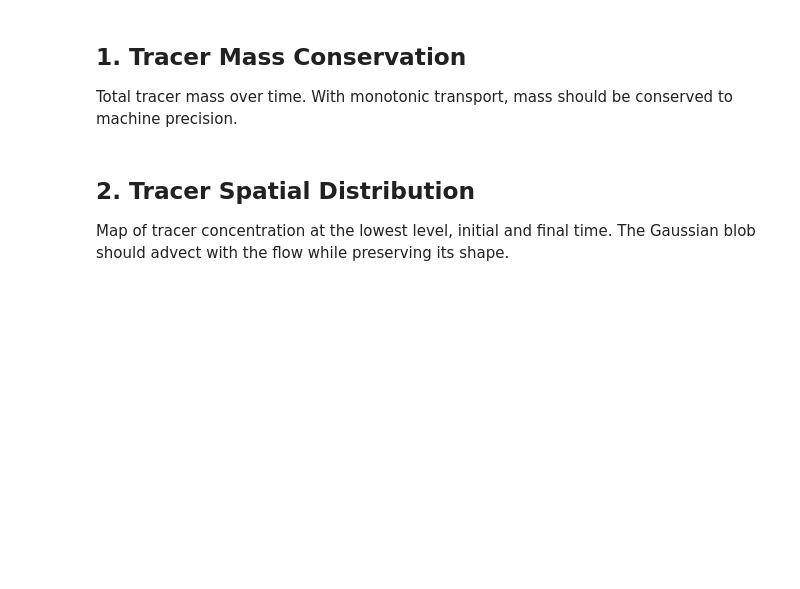
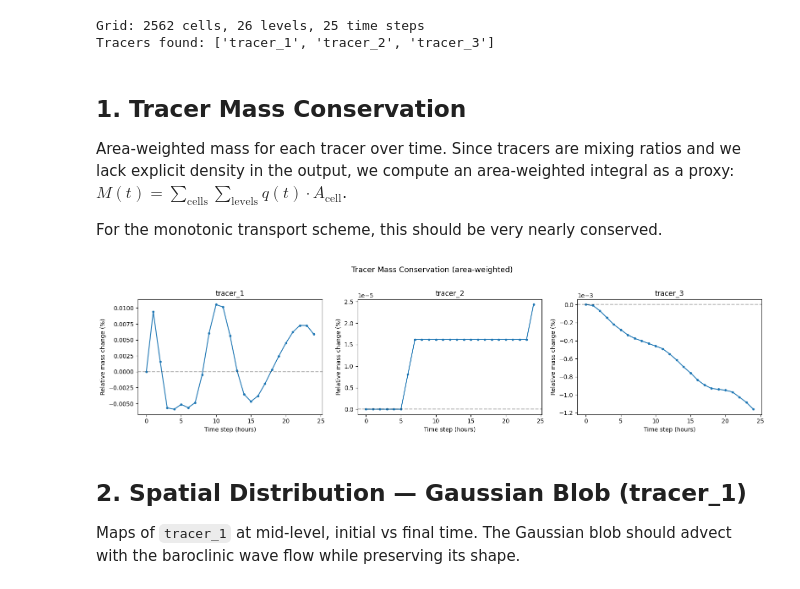
Before and after one commit to mattldawson/MPAS-Model, a Jupyter notebook: verification/phase01_tracers.ipynb, the cells around one changed output. Saved outputs shown, nothing was run; the diff lists cells and outputs as text; code cells hidden in the pictures; blank space fills up the shorter version.

Commit message:
add passive tracers

```diff
--- a/verification/phase01_tracers.ipynb
+++ b/verification/phase01_tracers.ipynb
@@ -13,41 +20,65 @@ import numpy as np
 import matplotlib.pyplot as plt
 from pathlib import Path
 
-DATA_DIR = Path("..") / "data" / "jw_480km_tracers"
+DATA_DIR = Path("..") / "data" / "jw_480km"
 OUTPUT = DATA_DIR / "output.nc"
-assert OUTPUT.exists(), f"Run the Phase 1 test first — {OUTPUT} not found"
+assert OUTPUT.exists(), f"Run the JW test first — {OUTPUT} not found"
 
 ds = nc.Dataset(OUTPUT)
 lat = np.degrees(ds["latCell"][:])
 lon = np.degrees(ds["lonCell"][:])
+areaCell = ds["areaCell"][:]
 nTimes = ds.dimensions["Time"].size
-print(f"Grid: {ds.dimensions['nCells'].size} cells, {nTimes} time steps")
+nCells = ds.dimensions["nCells"].size
+nLevels = ds.dimensions["nVertLevels"].size
+
+tracer_names = ["tracer_1", "tracer_2", "tracer_3"]
+for tv in tracer_names:
+    assert tv in ds.variables, f"Variable {tv} not found in {OUTPUT}"
+
+print(f"Grid: {nCells} cells, {nLevels} levels, {nTimes} time steps")
+print(f"Tracers found: {tracer_names}")
+# %% [output]
+Grid: 2562 cells, 26 levels, 25 time steps
+Tracers found: ['tracer_1', 'tracer_2', 'tracer_3']
 # %% [markdown]
 ## 1. Tracer Mass Conservation
 
-Total tracer mass over time. With monotonic transport, mass should be conserved
-to machine precision.
+Area-weighted mass for each tracer over time. Since tracers are mixing ratios and
+we lack explicit density in the output, we compute an area-weighted integral as a
+proxy: $M(t) = \sum_{\text{cells}} \sum_{\text{levels}} q(t) \cdot A_{\text{cell}}$.
+
+For the monotonic transport scheme, this should be very nearly conserved.
 # %%
-# TODO: Update variable names once Phase 1 tracers are defined in Registry.xml
-tracer_vars = [v for v in ds.variables if v.startswith("tracer")]
-if not tracer_vars:
-    print("No tracer variables found — Phase 1 not yet implemented")
-else:
-    fig, ax = plt.subplots(figsize=(10, 5))
-    for tv in tracer_vars:
-        mass = np.array([ds[tv][t, :, :].sum() for t in range(nTimes)])
-        rel_change = (mass - mass[0]) / mass[0]
-        ax.plot(range(nTimes), rel_change, "o-", label=tv, markersize=3)
-    ax.set_xlabel("Time step")
-    ax.set_ylabel("Relative mass change")
-    ax.set_title("Tracer Mass Conservation")
-    ax.legend()
+fig, axes = plt.subplots(1, 3, figsize=(16, 4))
+hours = np.arange(nTimes)
+mass_changes = {}
+
+for ax, tv in zip(axes, tracer_names):
+    # Area-weighted sum over cells and levels
+    mass = np.zeros(nTimes)
+    for t in range(nTimes):
+        data = ds[tv][t, :, :]  # (nCells, nLevels)
+        mass[t] = np.sum(data * areaCell[:, np.newaxis])
+
+    rel_change = (mass - mass[0]) / mass[0] if mass[0] != 0 else mass - mass[0]
+    mass_changes[tv] = rel_change
+
+    ax.plot(hours, rel_change * 100, "o-", markersize=3, color="C0")
+    ax.set_xlabel("Time step (hours)")
+    ax.set_ylabel("Relative mass change (%)")
+    ax.set_title(f"{tv}")
     ax.axhline(0, color="k", linestyle="--", alpha=0.3)
-    plt.tight_layout()
-    plt.show()
+    ax.ticklabel_format(axis="y", style="sci", scilimits=(-3, 3))
+
+fig.suptitle("Tracer Mass Conservation (area-weighted)", fontsize=13, y=1.02)
+plt.tight_layout()
+plt.show()
+# %% [output]
+[figure, added]
 # %% [markdown]
-## 2. Tracer Spatial Distribution
+## 2. Spatial Distribution — Gaussian Blob (tracer_1)
 
-Map of tracer concentration at the lowest level, initial and final time.
-The Gaussian blob should advect with the flow while preserving its shape.
+Maps of `tracer_1` at mid-level, initial vs final time. The Gaussian blob should
+advect with the baroclinic wave flow while preserving its shape.
 # %%
```
Also changed, not shown: parts of 10 cells of this notebook, 4 other files.
